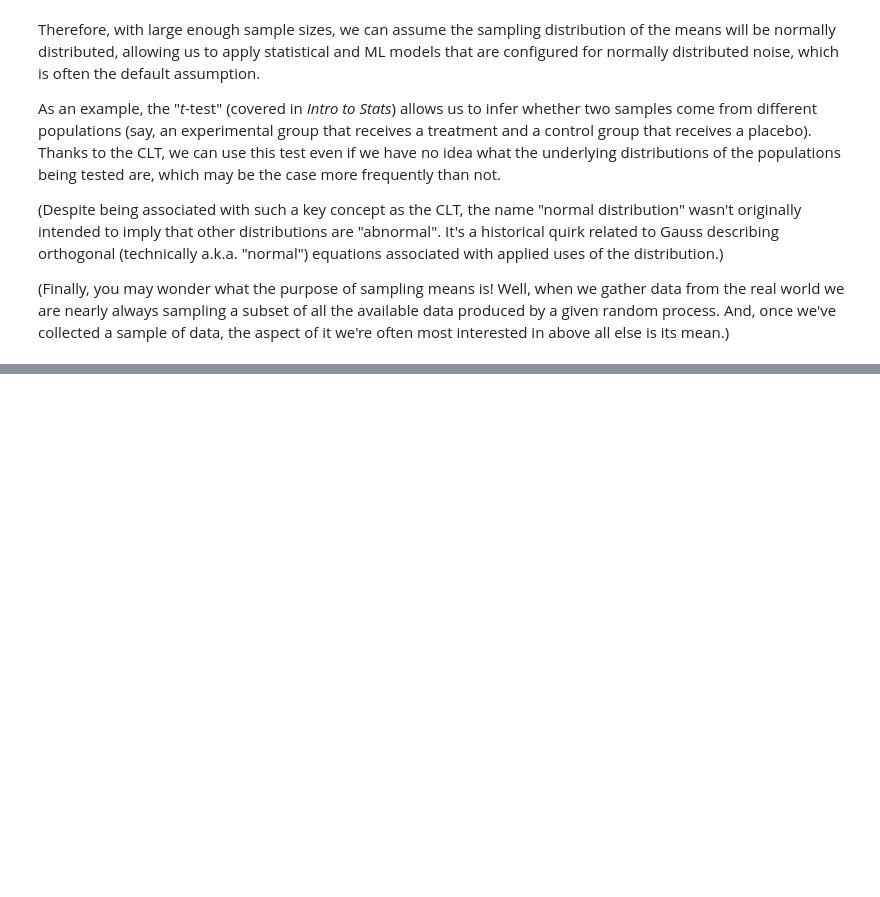
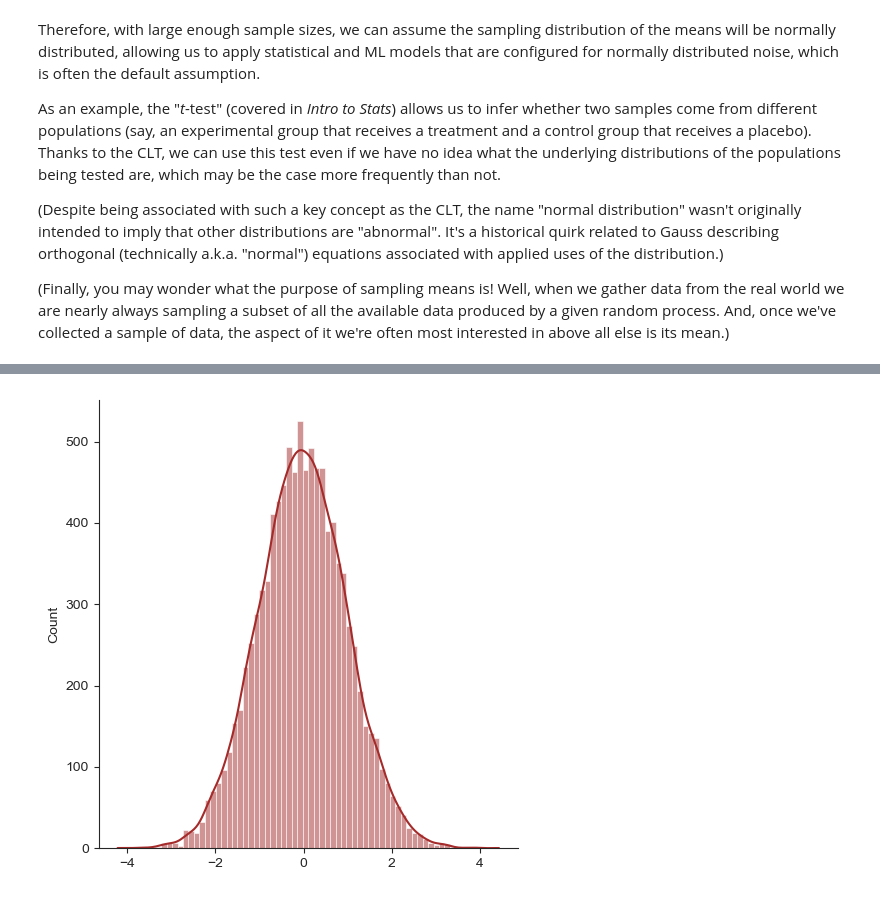
Before and after one commit to sjagadee/math_for_ai_ml, a Jupyter notebook: 5-probalility/6-distributions_in_ml.ipynb, the cells around one changed output, grey strips where cells are left out. Cells and saved outputs as stored; diff of their text form; code cells hidden in the pictures; blank space fills up the shorter version.

```diff
--- a/5-probalility/6-distributions_in_ml.ipynb
+++ b/5-probalility/6-distributions_in_ml.ipynb
@@ -194,0 +204,4 @@ As an example, the "*t*-test" (covered in *Intro to Stats*) allows us to infer w
+# %%
+_ = sns.displot(np.log(l), color='brown', kde=True)
+# %% [output]
+[figure, added]
```
Also changed, not shown: parts of 41 cells of this notebook.
